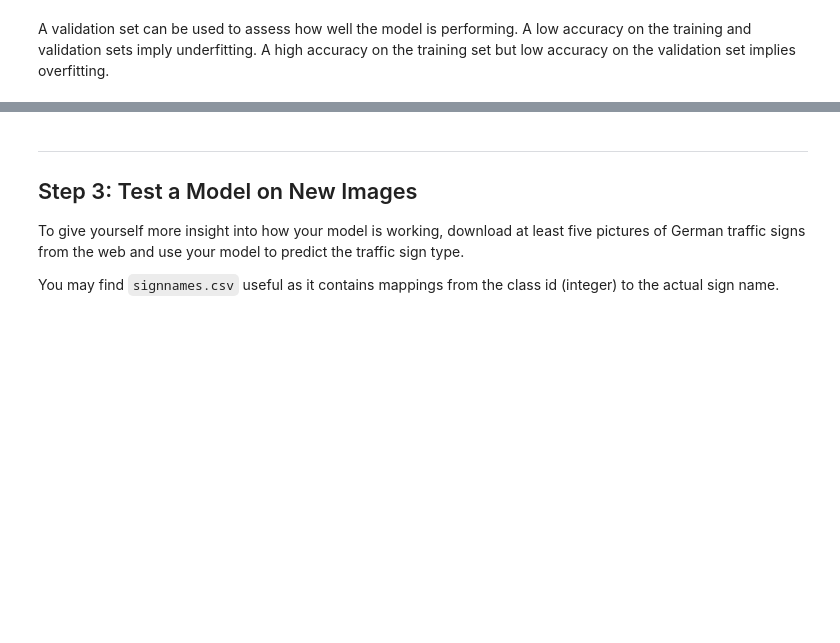
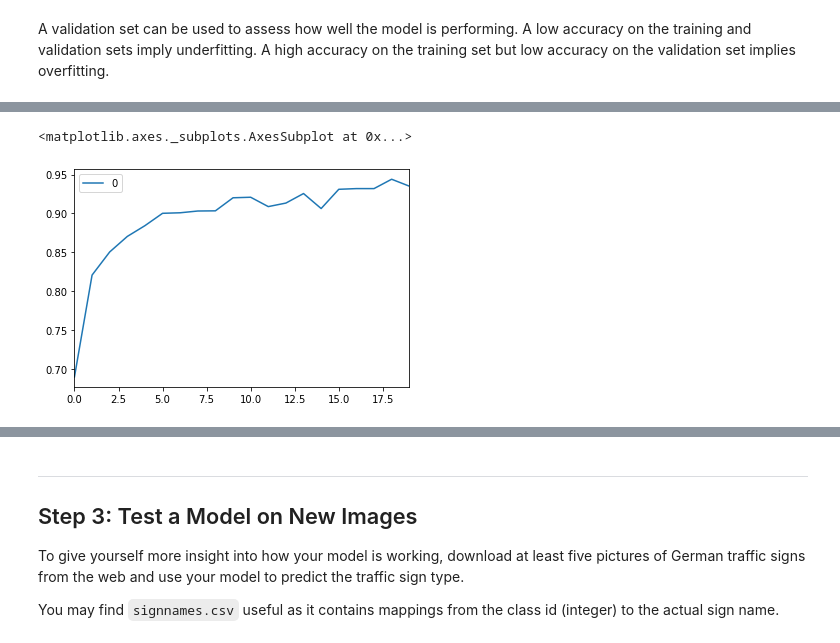
Before and after one commit to udacity/CarND-Traffic-Sign-Classifier-Project, a Jupyter notebook: Traffic_Sign_Classifier.ipynb, the cells around one changed output, grey strips where cells are left out. Cells and saved outputs as stored; diff of their text form; code cells hidden in the pictures; blank space fills up the shorter version.

Commit message:
Lenet training added

```diff
--- a/Traffic_Sign_Classifier.ipynb
+++ b/Traffic_Sign_Classifier.ipynb
@@ -197,3 +412,7 @@ plot_rgb(to_image(norm))
+# %%
+correct_prediction = tf.equal(tf.argmax(logits, 1), tf.argmax(one_hot_y, 1))
+accuracy_operation = tf.reduce_mean(tf.cast(correct_prediction, tf.float32))
+saver = tf.train.Saver()
 # %% [markdown]
 ### Train, Validate and Test the Model
 # %% [markdown]
@@ -207,0 +449,10 @@ sets imply underfitting. A high accuracy on the training set but low accuracy on
+# %%
+def evaluate(X_data, y_data):
+    num_examples = len(X_data)
+    total_accuracy = 0
+    sess = tf.get_default_session()
+    for offset in range(0, num_examples, BATCH_SIZE):
+        batch_x, batch_y = X_data[offset:offset+BATCH_SIZE], y_data[offset:offset+BATCH_SIZE]
+        accuracy = sess.run(accuracy_operation, feed_dict={x: batch_x, y: batch_y})
+        total_accuracy += (accuracy * len(batch_x))
+    return total_accuracy / num_examples
@@ -207,0 +468,27 @@ sets imply underfitting. A high accuracy on the training set but low accuracy on
+# %%
+BATCH_SIZE = 128
+EPOCHS = 20
+accuracies = []
+# %%
+with tf.Session() as sess:
+    accuracies = []
+    sess.run(tf.global_variables_initializer())
+    num_examples = len(X_train)
+
+    print("Training...")
+    print()
+    for i in range(EPOCHS):
+        X_train, y_train = shuffle(X_train, y_train)
+        for offset in range(0, num_examples, BATCH_SIZE):
+            end = offset + BATCH_SIZE
+            batch_x, batch_y = X_train[offset:end], y_train[offset:end]
+            sess.run(training_operation, feed_dict={x: batch_x, y: batch_y})
+
+        validation_accuracy = evaluate(X_valid, y_valid)
+        print("EPOCH {} ...".format(i+1))
+        print("Validation Accuracy = {:.3f}".format(validation_accuracy))
+        accuracies.append(validation_accuracy)
+        print()
+
+    saver.save(sess, './traffic_sign_lenet')
+    print("Model saved")
@@ -207,0 +513,6 @@ sets imply underfitting. A high accuracy on the training set but low accuracy on
+# %%
+acc_plot = pd.DataFrame(accuracies)
+acc_plot.plot.line()
+# %% [output]
+<matplotlib.axes._subplots.AxesSubplot at 0x...>
+[figure, added]
```
Also changed, not shown: parts of 16 cells of this notebook, 1 other file.
